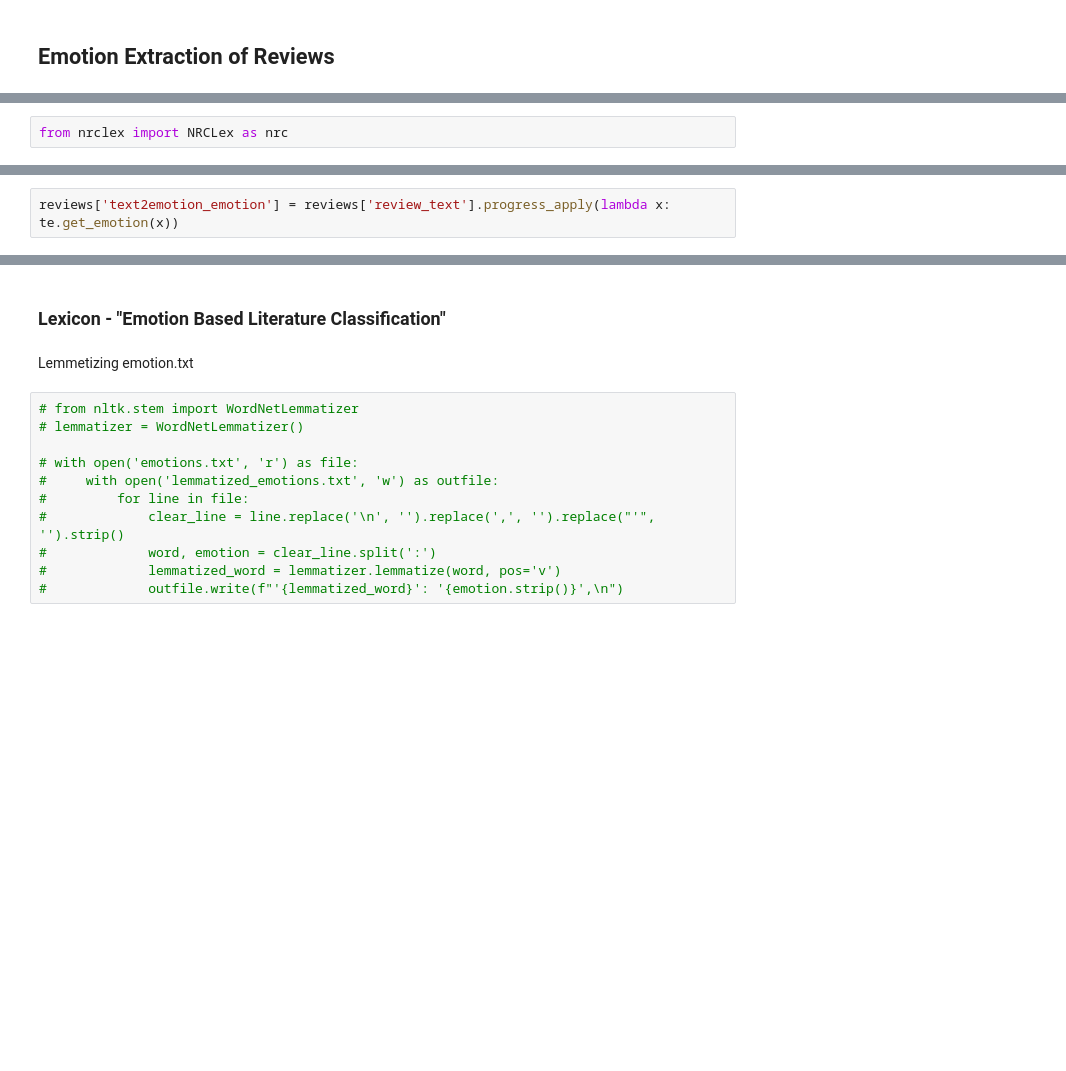
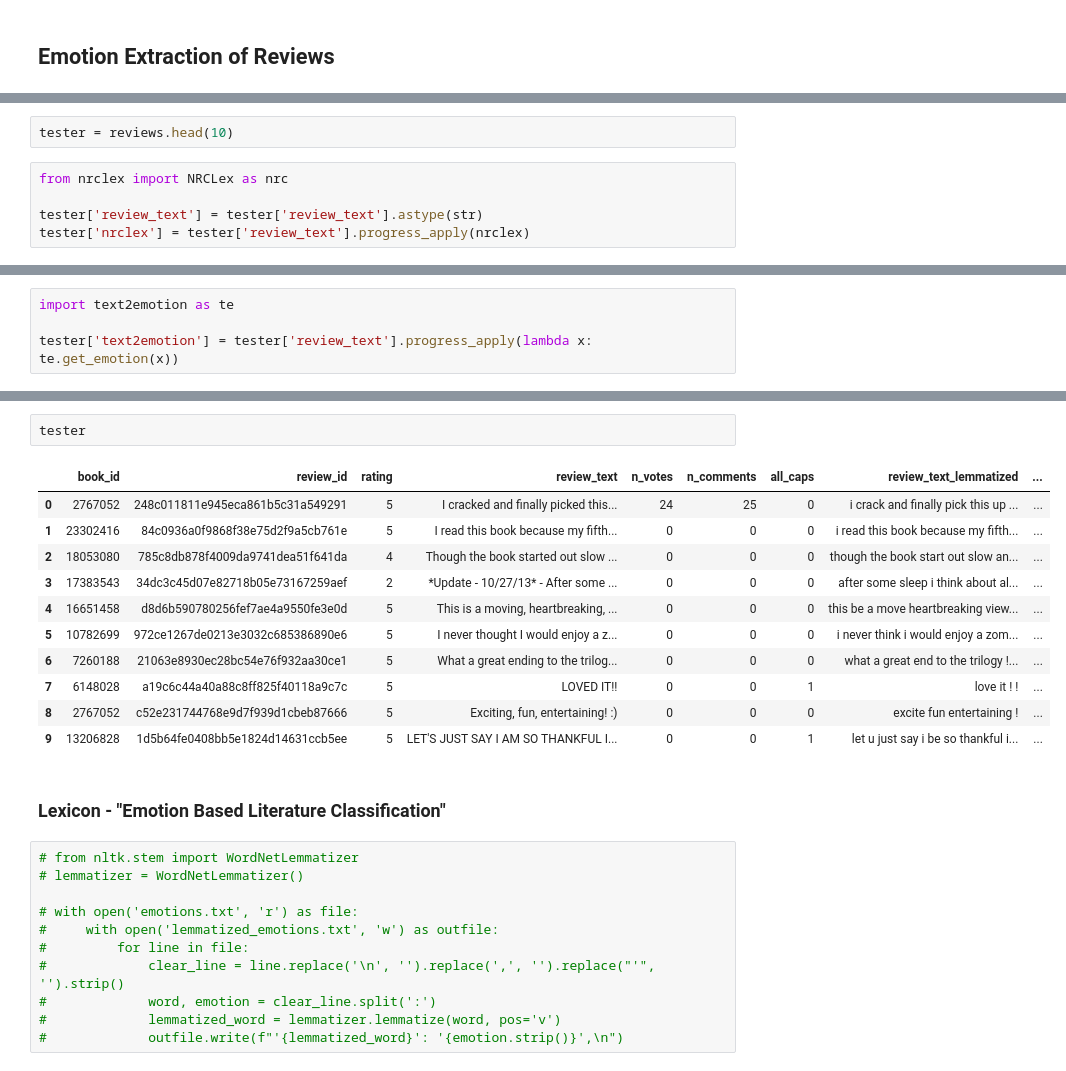
Before and after one commit to jesseAvgonzsmi/emotional-goodreads, a Jupyter notebook: models/emotion_selection.ipynb, the cells around one changed output, grey strips where cells are left out. Saved outputs shown, nothing was run; the diff lists cells and outputs as text; blank space fills up the shorter version.

```diff
--- a/models/emotion_selection.ipynb
+++ b/models/emotion_selection.ipynb
@@ -29,2 +13,7 @@ reviews.head()
+# %%
+tester = reviews.head(10)
 # %%
 from nrclex import NRCLex as nrc
+
+tester['review_text'] = tester['review_text'].astype(str)
+tester['nrclex'] = tester['review_text'].progress_apply(nrclex)
@@ -68,3 +31,5 @@ import text2emotion as te
 # %%
-reviews['text2emotion_emotion'] = reviews['review_text'].progress_apply(lambda x: te.get_emotion(x))
+import text2emotion as te
+
+tester['text2emotion'] = tester['review_text'].progress_apply(lambda x: te.get_emotion(x))
 # %% [output]
@@ -89,7 +50,19 @@ See the caveats in the documentation: https://pandas.pydata.org/pandas-docs/stab
+# %%
+tester
+# %% [output]
+|  | book_id | review_id | rating | review_text | n_votes | n_comments | all_caps | review_text_lemmatized | ... |
+| 0 | 2767052 | 248c011811e945eca861b5c31a549291 | 5 | I cracked and finally picked this... | 24 | 25 | 0 | i crack and finally pick this up ... | ... |
+| 1 | 23302416 | 84c0936a0f9868f38e75d2f9a5cb761e | 5 | I read this book because my fifth... | 0 | 0 | 0 | i read this book because my fifth... | ... |
+| 2 | 18053080 | 785c8db878f4009da9741dea51f641da | 4 | Though the book started out slow ... | 0 | 0 | 0 | though the book start out slow an... | ... |
+| 3 | 17383543 | 34dc3c45d07e82718b05e73167259aef | 2 | *Update - 10/27/13* - After some ... | 0 | 0 | 0 | after some sleep i think about al... | ... |
+| 4 | 16651458 | d8d6b590780256fef7ae4a9550fe3e0d | 5 | This is a moving, heartbreaking, ... | 0 | 0 | 0 | this be a move heartbreaking view... | ... |
+| 5 | 10782699 | 972ce1267de0213e3032c685386890e6 | 5 | I never thought I would enjoy a z... | 0 | 0 | 0 | i never think i would enjoy a zom... | ... |
+| 6 | 7260188 | 21063e8930ec28bc54e76f932aa30ce1 | 5 | What a great ending to the trilog... | 0 | 0 | 0 | what a great end to the trilogy !... | ... |
+| 7 | 6148028 | a19c6c44a40a88c8ff825f40118a9c7c | 5 | LOVED IT!! | 0 | 0 | 1 | love it ! ! | ... |
+| 8 | 2767052 | c52e231744768e9d7f939d1cbeb87666 | 5 | Exciting, fun, entertaining! :) | 0 | 0 | 0 | excite fun entertaining ! | ... |
+| 9 | 13206828 | 1d5b64fe0408bb5e1824d14631ccb5ee | 5 | LET'S JUST SAY I AM SO THANKFUL I... | 0 | 0 | 1 | let u just say i be so thankful i... | ... |
 # %% [markdown]
 ### Lexicon - "Emotion Based Literature Classification"
-# %% [markdown]
-Lemmetizing emotion.txt
 # %%
 # from nltk.stem import WordNetLemmatizer
 # lemmatizer = WordNetLemmatizer()
```
Also changed, not shown: parts of 26 cells of this notebook, 2 other files.
